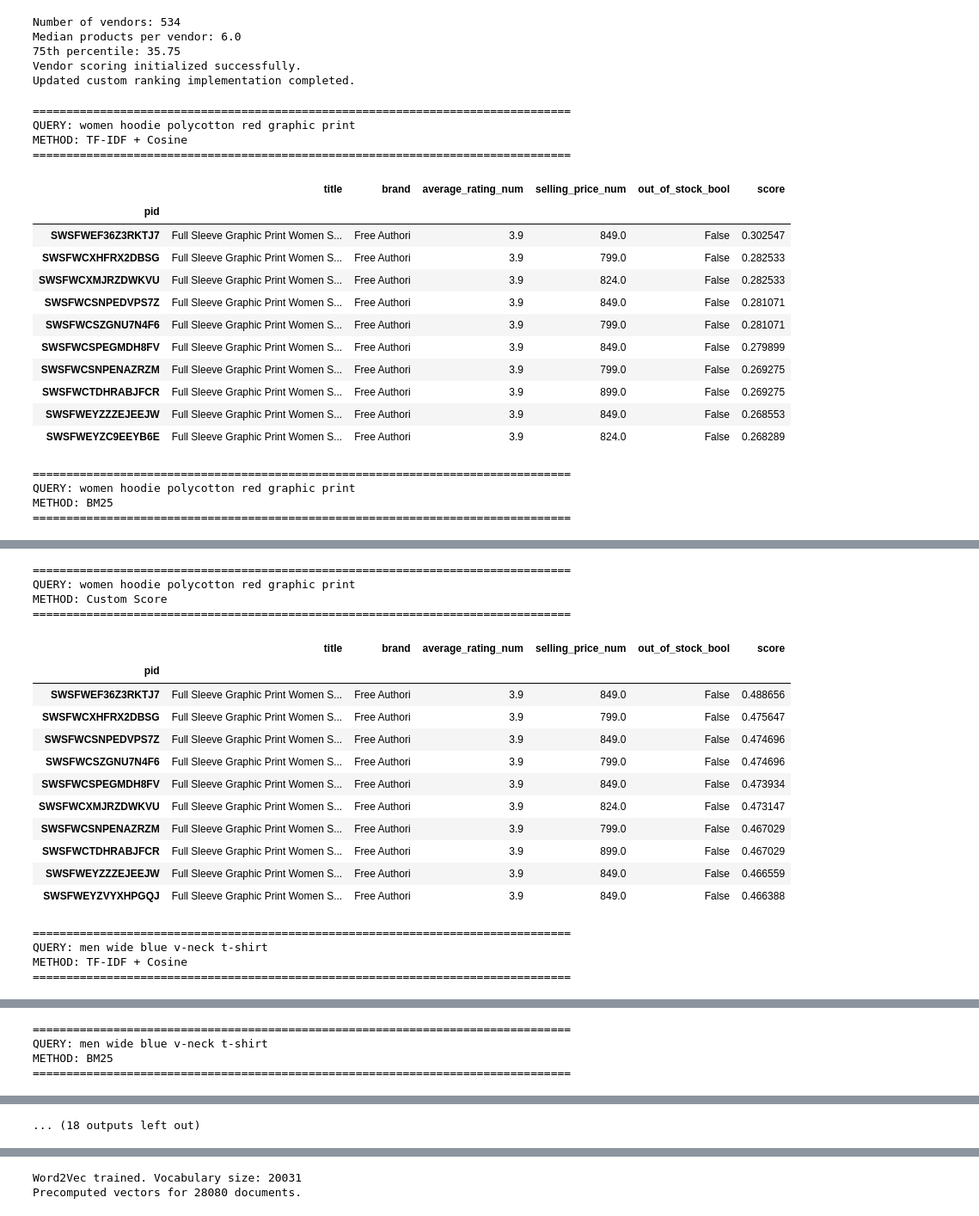
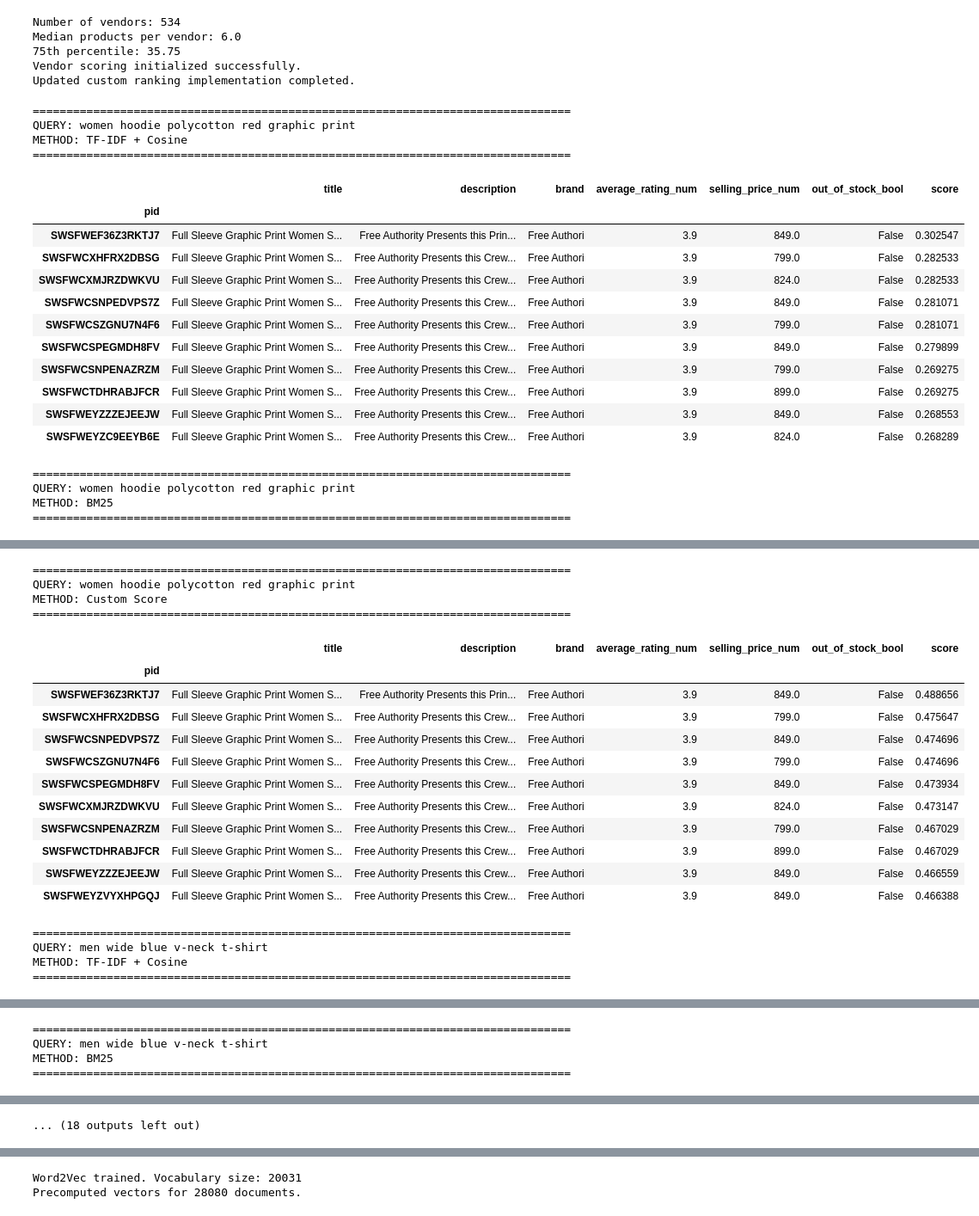
Before and after one commit to FronkTP/irwa-search-engine, a Jupyter notebook: project_progress/part_3/part3.ipynb, the cells around one changed output, grey strips where cells are left out. Shown at 86% size. Cells and saved outputs as stored; diff of their text form; code cells hidden in the pictures.

Commit message:
add description column into the print ranking result

```diff
--- a/project_progress/part_3/part3.ipynb
+++ b/project_progress/part_3/part3.ipynb
@@ -990,46 +990,46 @@ def compare_ranking_methods(query, topk=10):
         "Custom Score": search_custom
     }
 
     for method_name, search_function in methods.items():
         print("\n" + "=" * 80)
         print(f"QUERY: {query}")
         print(f"METHOD: {method_name}")
         print("=" * 80)
 
         ranked_results = search_function(query, topk)
 
         if not ranked_results:
             print("No results found.")
             continue
 
         result_pids = [pid for pid, score in ranked_results]
 
         results = (df.drop_duplicates(subset=["pid"]).assign(pid=lambda x: x["pid"].astype(str)).set_index("pid").loc[result_pids].copy())
         results["score"] = [score for pid, score in ranked_results]
 
-        display(results[["title", "brand", "average_rating_num", "selling_price_num", "out_of_stock_bool", "score"]])
+        display(results[["title", "description", "brand", "average_rating_num", "selling_price_num", "out_of_stock_bool", "score"]])
 
 
 # Compare all methods using the five Part 2 queries
 for query in test_queries:
     compare_ranking_methods(query, topk=10)
 # %% [output]
 ================================================================================
 QUERY: women hoodie polycotton red graphic print
 METHOD: TF-IDF + Cosine
 ================================================================================
-|  | title | brand | average_rating_num | selling_price_num | out_of_stock_bool | score |
-| pid |  |  |  |  |  |  |
-| SWSFWEF36Z3RKTJ7 | Full Sleeve Graphic Print Women S... | Free Authori | 3.9 | 849.0 | False | 0.302547 |
-| SWSFWCXHFRX2DBSG | Full Sleeve Graphic Print Women S... | Free Authori | 3.9 | 799.0 | False | 0.282533 |
-| SWSFWCXMJRZDWKVU | Full Sleeve Graphic Print Women S... | Free Authori | 3.9 | 824.0 | False | 0.282533 |
-| SWSFWCSNPEDVPS7Z | Full Sleeve Graphic Print Women S... | Free Authori | 3.9 | 849.0 | False | 0.281071 |
-| SWSFWCSZGNU7N4F6 | Full Sleeve Graphic Print Women S... | Free Authori | 3.9 | 799.0 | False | 0.281071 |
-| SWSFWCSPEGMDH8FV | Full Sleeve Graphic Print Women S... | Free Authori | 3.9 | 849.0 | False | 0.279899 |
-| SWSFWCSNPENAZRZM | Full Sleeve Graphic Print Women S... | Free Authori | 3.9 | 799.0 | False | 0.269275 |
-| SWSFWCTDHRABJFCR | Full Sleeve Graphic Print Women S... | Free Authori | 3.9 | 899.0 | False | 0.269275 |
-| SWSFWEYZZZEJEEJW | Full Sleeve Graphic Print Women S... | Free Authori | 3.9 | 849.0 | False | 0.268553 |
-| SWSFWEYZC9EEYB6E | Full Sleeve Graphic Print Women S... | Free Authori | 3.9 | 824.0 | False | 0.268289 |
+|  | title | description | brand | average_rating_num | selling_price_num | out_of_stock_bool | score |
+| pid |  |  |  |  |  |  |  |
+| SWSFWEF36Z3RKTJ7 | Full Sleeve Graphic Print Women S... | Free Authority Presents this Prin... | Free Authori | 3.9 | 849.0 | False | 0.302547 |
+| SWSFWCXHFRX2DBSG | Full Sleeve Graphic Print Women S... | Free Authority Presents this Crew... | Free Authori | 3.9 | 799.0 | False | 0.282533 |
+| SWSFWCXMJRZDWKVU | Full Sleeve Graphic Print Women S... | Free Authority Presents this Crew... | Free Authori | 3.9 | 824.0 | False | 0.282533 |
+| SWSFWCSNPEDVPS7Z | Full Sleeve Graphic Print Women S... | Free Authority Presents this Crew... | Free Authori | 3.9 | 849.0 | False | 0.281071 |
+| SWSFWCSZGNU7N4F6 | Full Sleeve Graphic Print Women S... | Free Authority Presents this Crew... | Free Authori | 3.9 | 799.0 | False | 0.281071 |
+| SWSFWCSPEGMDH8FV | Full Sleeve Graphic Print Women S... | Free Authority Presents this Crew... | Free Authori | 3.9 | 849.0 | False | 0.279899 |
+| SWSFWCSNPENAZRZM | Full Sleeve Graphic Print Women S... | Free Authority Presents this Crew... | Free Authori | 3.9 | 799.0 | False | 0.269275 |
+| SWSFWCTDHRABJFCR | Full Sleeve Graphic Print Women S... | Free Authority Presents this Crew... | Free Authori | 3.9 | 899.0 | False | 0.269275 |
+| SWSFWEYZZZEJEEJW | Full Sleeve Graphic Print Women S... | Free Authority Presents this Crew... | Free Authori | 3.9 | 849.0 | False | 0.268553 |
+| SWSFWEYZC9EEYB6E | Full Sleeve Graphic Print Women S... | Free Authority Presents this Crew... | Free Authori | 3.9 | 824.0 | False | 0.268289 |
 ================================================================================
 QUERY: women hoodie polycotton red graphic print
 METHOD: BM25
@@ -1050,18 +1050,18 @@ METHOD: BM25
 QUERY: women hoodie polycotton red graphic print
 METHOD: Custom Score
 ================================================================================
-|  | title | brand | average_rating_num | selling_price_num | out_of_stock_bool | score |
-| pid |  |  |  |  |  |  |
-| SWSFWEF36Z3RKTJ7 | Full Sleeve Graphic Print Women S... | Free Authori | 3.9 | 849.0 | False | 0.488656 |
-| SWSFWCXHFRX2DBSG | Full Sleeve Graphic Print Women S... | Free Authori | 3.9 | 799.0 | False | 0.475647 |
-| SWSFWCSNPEDVPS7Z | Full Sleeve Graphic Print Women S... | Free Authori | 3.9 | 849.0 | False | 0.474696 |
-| SWSFWCSZGNU7N4F6 | Full Sleeve Graphic Print Women S... | Free Authori | 3.9 | 799.0 | False | 0.474696 |
-| SWSFWCSPEGMDH8FV | Full Sleeve Graphic Print Women S... | Free Authori | 3.9 | 849.0 | False | 0.473934 |
-| SWSFWCXMJRZDWKVU | Full Sleeve Graphic Print Women S... | Free Authori | 3.9 | 824.0 | False | 0.473147 |
-| SWSFWCSNPENAZRZM | Full Sleeve Graphic Print Women S... | Free Authori | 3.9 | 799.0 | False | 0.467029 |
-| SWSFWCTDHRABJFCR | Full Sleeve Graphic Print Women S... | Free Authori | 3.9 | 899.0 | False | 0.467029 |
-| SWSFWEYZZZEJEEJW | Full Sleeve Graphic Print Women S... | Free Authori | 3.9 | 849.0 | False | 0.466559 |
-| SWSFWEYZVYXHPGQJ | Full Sleeve Graphic Print Women S... | Free Authori | 3.9 | 849.0 | False | 0.466388 |
+|  | title | description | brand | average_rating_num | selling_price_num | out_of_stock_bool | score |
+| pid |  |  |  |  |  |  |  |
+| SWSFWEF36Z3RKTJ7 | Full Sleeve Graphic Print Women S... | Free Authority Presents this Prin... | Free Authori | 3.9 | 849.0 | False | 0.488656 |
+| SWSFWCXHFRX2DBSG | Full Sleeve Graphic Print Women S... | Free Authority Presents this Crew... | Free Authori | 3.9 | 799.0 | False | 0.475647 |
+| SWSFWCSNPEDVPS7Z | Full Sleeve Graphic Print Women S... | Free Authority Presents this Crew... | Free Authori | 3.9 | 849.0 | False | 0.474696 |
+| SWSFWCSZGNU7N4F6 | Full Sleeve Graphic Print Women S... | Free Authority Presents this Crew... | Free Authori | 3.9 | 799.0 | False | 0.474696 |
+| SWSFWCSPEGMDH8FV | Full Sleeve Graphic Print Women S... | Free Authority Presents this Crew... | Free Authori | 3.9 | 849.0 | False | 0.473934 |
+| SWSFWCXMJRZDWKVU | Full Sleeve Graphic Print Women S... | Free Authority Presents this Crew... | Free Authori | 3.9 | 824.0 | False | 0.473147 |
+| SWSFWCSNPENAZRZM | Full Sleeve Graphic Print Women S... | Free Authority Presents this Crew... | Free Authori | 3.9 | 799.0 | False | 0.467029 |
+| SWSFWCTDHRABJFCR | Full Sleeve Graphic Print Women S... | Free Authority Presents this Crew... | Free Authori | 3.9 | 899.0 | False | 0.467029 |
+| SWSFWEYZZZEJEEJW | Full Sleeve Graphic Print Women S... | Free Authority Presents this Crew... | Free Authori | 3.9 | 849.0 | False | 0.466559 |
+| SWSFWEYZVYXHPGQJ | Full Sleeve Graphic Print Women S... | Free Authority Presents this Crew... | Free Authori | 3.9 | 849.0 | False | 0.466388 |
 ================================================================================
 QUERY: men wide blue v-neck t-shirt
 METHOD: TF-IDF + Cosine
```
Also changed, not shown: parts of 5 cells of this notebook.
